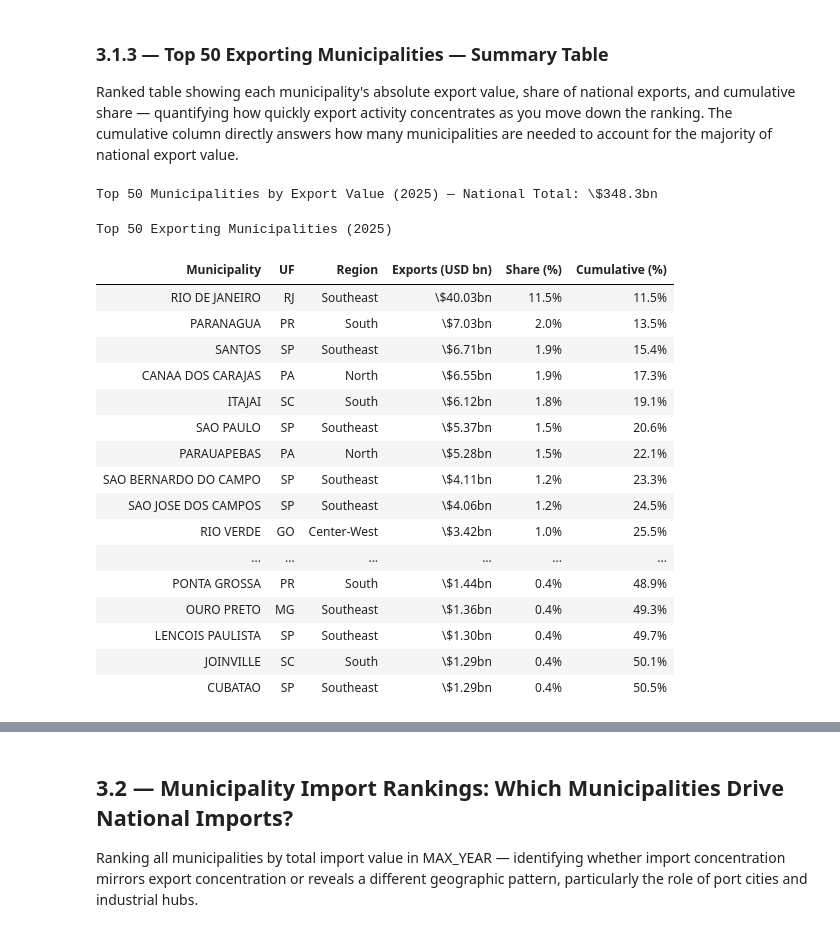
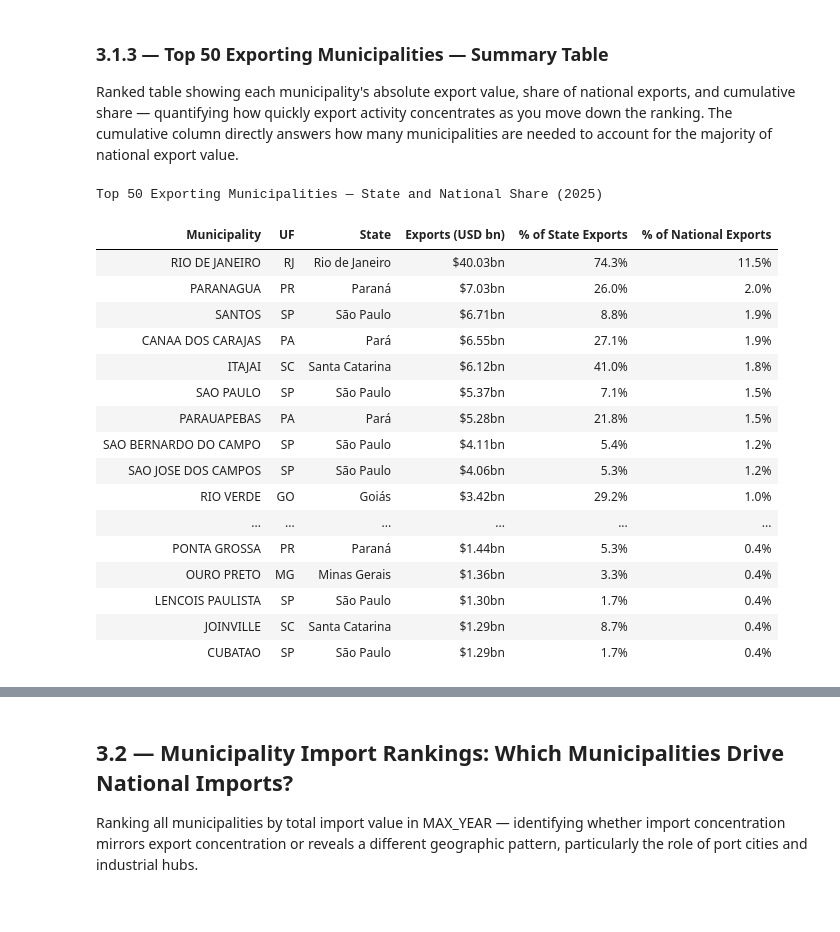
Before and after one commit to Eduardo-kohn/brazil-state-trade-analysis, a Jupyter notebook: SRC/Analysis/Step3_municipality-level_hotspots.ipynb, the cells around one changed output, grey strips where cells are left out. Drawn from its saved outputs; the diff is of its cells as text; code cells hidden in the pictures.

```diff
--- a/SRC/Analysis/Step3_municipality-level_hotspots.ipynb
+++ b/SRC/Analysis/Step3_municipality-level_hotspots.ipynb
@@ -242,58 +240,58 @@ Top 50 Exporting Municipalities — State and National Share (2025)
 ### 3.1.3 — Top 50 Exporting Municipalities — Summary Table
 Ranked table showing each municipality's absolute export value, share of national exports, and cumulative share — quantifying how quickly export activity concentrates as you move down the ranking. The cumulative column directly answers how many municipalities are needed to account for the majority of national export value.
 # %%
-## ── Summary table: top 50 municipalities ────────────────────────────────────
-## National total for share calculation
+## ── Summary table: municipality, state, volume, % of state, % of national ────
 national_total = df_mun_exp['exports_usd'].sum()
+state_totals   = df_mun_state.groupby('state')['exports_usd'].sum()
 
-df_top50_display = df_mun_exp.head(50).copy()
-df_top50_display['share_%'] = (df_top50_display['exports_usd'] / national_total * 100).round(1)
-df_top50_display['cumulative_%'] = df_top50_display['share_%'].cumsum().round(1)
+df_top50_table = df_mun_exp.head(50).copy()
+df_top50_table['state_total']    = df_top50_table['state'].map(state_totals)
+df_top50_table['pct_of_state']   = (df_top50_table['exports_usd'] / df_top50_table['state_total'] * 100).round(1)
+df_top50_table['pct_of_national'] = (df_top50_table['exports_usd'] / national_total * 100).round(1)
 
-df_top50_display = df_top50_display[
-    ['municipality', 'uf', 'region', 'exports_usd_bn', 'share_%', 'cumulative_%']
+df_top50_table = df_top50_table[
+    ['municipality', 'uf', 'state', 'exports_usd_bn', 'pct_of_state', 'pct_of_national']
 ].rename(columns={
-    'municipality'   : 'Municipality',
+    'municipality'    : 'Municipality',
     'uf'             : 'UF',
-    'region'         : 'Region',
-    'exports_usd_bn' : 'Exports (USD bn)',
-    'share_%'        : 'Share (%)',
-    'cumulative_%'   : 'Cumulative (%)',
+    'state'           : 'State',
+    'exports_usd_bn'  : 'Exports (USD bn)',
+    'pct_of_state'    : '% of State Exports',
+    'pct_of_national' : '% of National Exports',
 })
-df_top50_display['Exports (USD bn)'] = df_top50_display['Exports (USD bn)'].apply(lambda x: f'\${x:.2f}bn')
-df_top50_display['Share (%)']        = df_top50_display['Share (%)'].apply(lambda x: f'{x:.1f}%')
-df_top50_display['Cumulative (%)']   = df_top50_display['Cumulative (%)'].apply(lambda x: f'{x:.1f}%')
 
-print(f"\nTop 50 Municipalities by Export Value ({MAX_YEAR}) — National Total: \${national_total/1e9:.1f}bn")
+df_top50_table['Exports (USD bn)']     = df_top50_table['Exports (USD bn)'].apply(lambda x: f'${x:.2f}bn')
+df_top50_table['% of State Exports']   = df_top50_table['% of State Exports'].apply(lambda x: f'{x:.1f}%')
+df_top50_table['% of National Exports'] = df_top50_table['% of National Exports'].apply(lambda x: f'{x:.1f}%')
+
 display(
-    df_top50_display.style
-    .set_caption(f'Top 50 Exporting Municipalities ({MAX_YEAR})')
+    df_top50_table.style
+    .set_caption(f'Top 50 Exporting Municipalities — State and National Share ({MAX_YEAR})')
     .set_properties(**{'text-align': 'left'})
     .set_table_styles([
         {'selector': 'th', 'props': [('background-color', '#2c3e50'),
                                       ('color', 'white'), ('font-weight', 'bold')]},
         {'selector': 'tr:nth-child(even)', 'props': [('background-color', '#f2f2f2')]},
     ])
     .hide_index()
 )
 # %% [output]
-Top 50 Municipalities by Export Value (2025) — National Total: \$348.3bn
+Top 50 Exporting Municipalities — State and National Share (2025)
-Top 50 Exporting Municipalities (2025)
-| Municipality | UF | Region | Exports (USD bn) | Share (%) | Cumulative (%) |
-| RIO DE JANEIRO | RJ | Southeast | \$40.03bn | 11.5% | 11.5% |
-| PARANAGUA | PR | South | \$7.03bn | 2.0% | 13.5% |
-| SANTOS | SP | Southeast | \$6.71bn | 1.9% | 15.4% |
-| CANAA DOS CARAJAS | PA | North | \$6.55bn | 1.9% | 17.3% |
-| ITAJAI | SC | South | \$6.12bn | 1.8% | 19.1% |
-| SAO PAULO | SP | Southeast | \$5.37bn | 1.5% | 20.6% |
-| PARAUAPEBAS | PA | North | \$5.28bn | 1.5% | 22.1% |
-| SAO BERNARDO DO CAMPO | SP | Southeast | \$4.11bn | 1.2% | 23.3% |
-| SAO JOSE DOS CAMPOS | SP | Southeast | \$4.06bn | 1.2% | 24.5% |
-| RIO VERDE | GO | Center-West | \$3.42bn | 1.0% | 25.5% |
+| Municipality | UF | State | Exports (USD bn) | % of State Exports | % of National Exports |
+| RIO DE JANEIRO | RJ | Rio de Janeiro | $40.03bn | 74.3% | 11.5% |
+| PARANAGUA | PR | Paraná | $7.03bn | 26.0% | 2.0% |
+| SANTOS | SP | São Paulo | $6.71bn | 8.8% | 1.9% |
+| CANAA DOS CARAJAS | PA | Pará | $6.55bn | 27.1% | 1.9% |
+| ITAJAI | SC | Santa Catarina | $6.12bn | 41.0% | 1.8% |
+| SAO PAULO | SP | São Paulo | $5.37bn | 7.1% | 1.5% |
+| PARAUAPEBAS | PA | Pará | $5.28bn | 21.8% | 1.5% |
+| SAO BERNARDO DO CAMPO | SP | São Paulo | $4.11bn | 5.4% | 1.2% |
+| SAO JOSE DOS CAMPOS | SP | São Paulo | $4.06bn | 5.3% | 1.2% |
+| RIO VERDE | GO | Goiás | $3.42bn | 29.2% | 1.0% |
 | ... | ... | ... | ... | ... | ... |
-| PONTA GROSSA | PR | South | \$1.44bn | 0.4% | 48.9% |
-| OURO PRETO | MG | Southeast | \$1.36bn | 0.4% | 49.3% |
-| LENCOIS PAULISTA | SP | Southeast | \$1.30bn | 0.4% | 49.7% |
-| JOINVILLE | SC | South | \$1.29bn | 0.4% | 50.1% |
-| CUBATAO | SP | Southeast | \$1.29bn | 0.4% | 50.5% |
+| PONTA GROSSA | PR | Paraná | $1.44bn | 5.3% | 0.4% |
+| OURO PRETO | MG | Minas Gerais | $1.36bn | 3.3% | 0.4% |
+| LENCOIS PAULISTA | SP | São Paulo | $1.30bn | 1.7% | 0.4% |
+| JOINVILLE | SC | Santa Catarina | $1.29bn | 8.7% | 0.4% |
+| CUBATAO | SP | São Paulo | $1.29bn | 1.7% | 0.4% |
 # %% [markdown]
```
Also changed, not shown: parts of 30 cells of this notebook.
